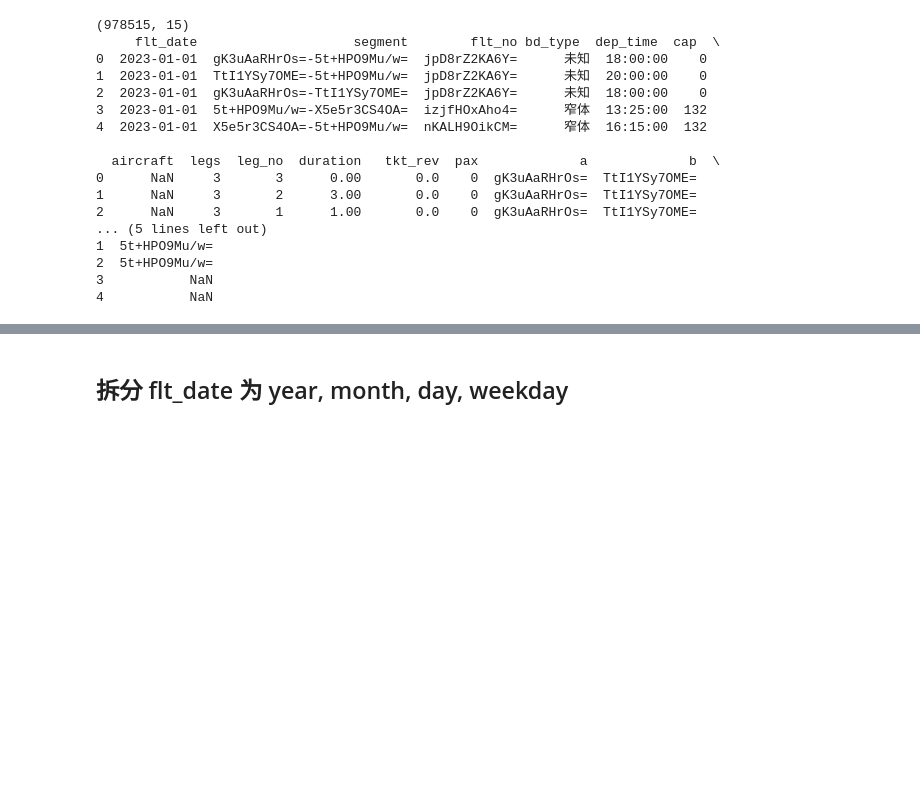
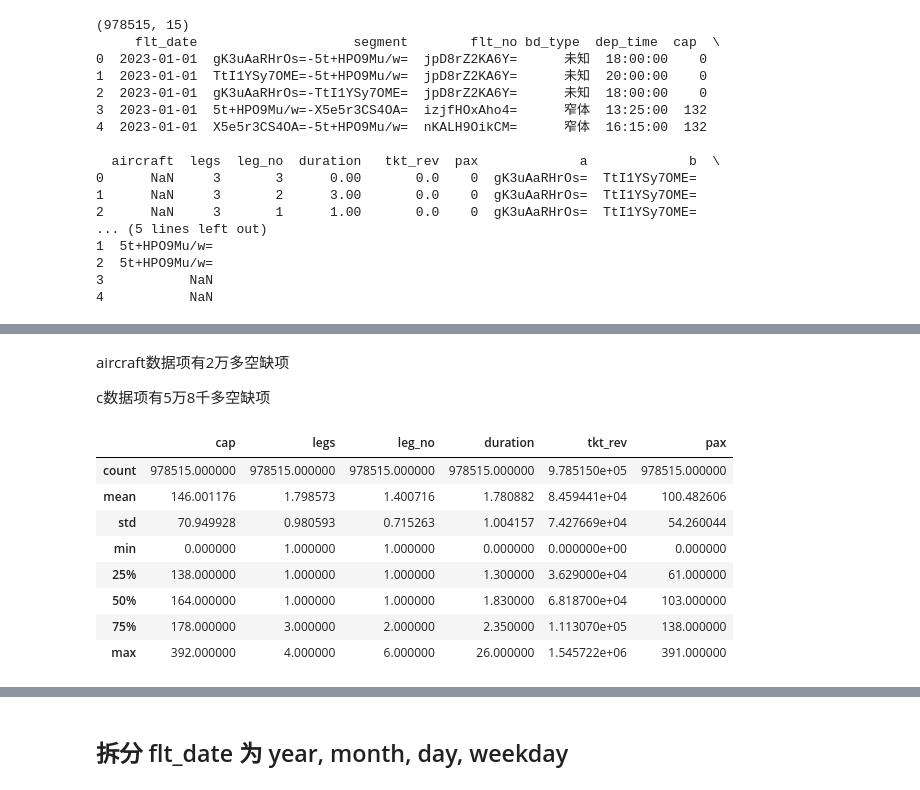
Before and after one commit to Yu-Code666/hh, a Jupyter notebook: 课题1/课题1-数据预处理.ipynb, the cells around one changed output, grey strips where cells are left out. Cells and saved outputs as stored; diff of their text form; code cells hidden in the pictures; blank space fills up the shorter version.

```diff
--- a/课题1/课题1-数据预处理.ipynb
+++ b/课题1/课题1-数据预处理.ipynb
@@ -51,0 +92,18 @@ print(df.head(5))
+# %% [markdown]
+aircraft数据项有2万多空缺项
+
+c数据项有5万8千多空缺项
+# %%
+#describe about the data
+# `df.describe()`是Pandas库中的一个方法，用于对DataFrame中的数值列进行描述性统计分析。
+df.describe()
+# %% [output]
+|  | cap | legs | leg_no | duration | tkt_rev | pax |
+| count | 978515.000000 | 978515.000000 | 978515.000000 | 978515.000000 | 9.785150e+05 | 978515.000000 |
+| mean | 146.001176 | 1.798573 | 1.400716 | 1.780882 | 8.459441e+04 | 100.482606 |
+| std | 70.949928 | 0.980593 | 0.715263 | 1.004157 | 7.427669e+04 | 54.260044 |
+| min | 0.000000 | 1.000000 | 1.000000 | 0.000000 | 0.000000e+00 | 0.000000 |
+| 25% | 138.000000 | 1.000000 | 1.000000 | 1.300000 | 3.629000e+04 | 61.000000 |
+| 50% | 164.000000 | 1.000000 | 1.000000 | 1.830000 | 6.818700e+04 | 103.000000 |
+| 75% | 178.000000 | 3.000000 | 2.000000 | 2.350000 | 1.113070e+05 | 138.000000 |
+| max | 392.000000 | 4.000000 | 6.000000 | 26.000000 | 1.545722e+06 | 391.000000 |
```
Also changed, not shown: parts of 45 cells of this notebook, 9 other files.
